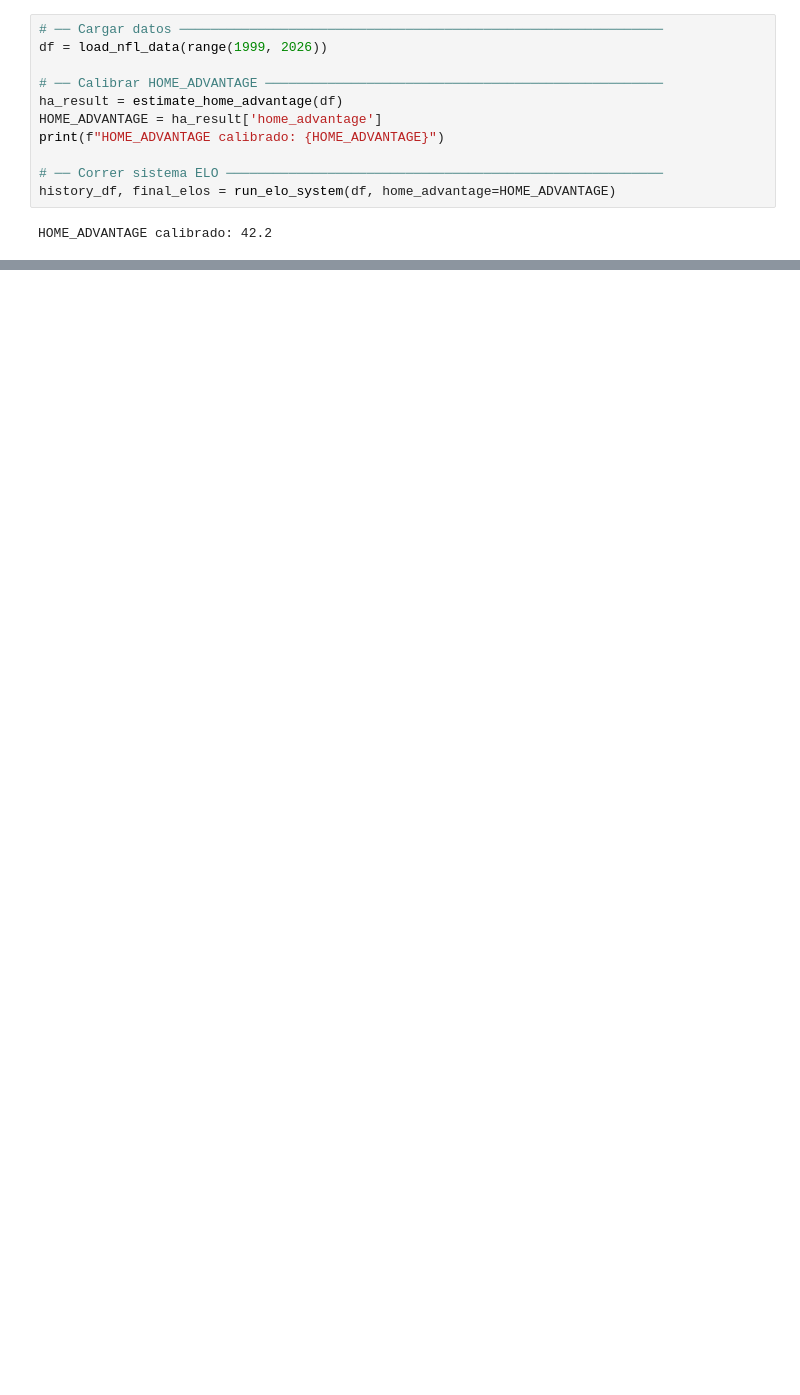
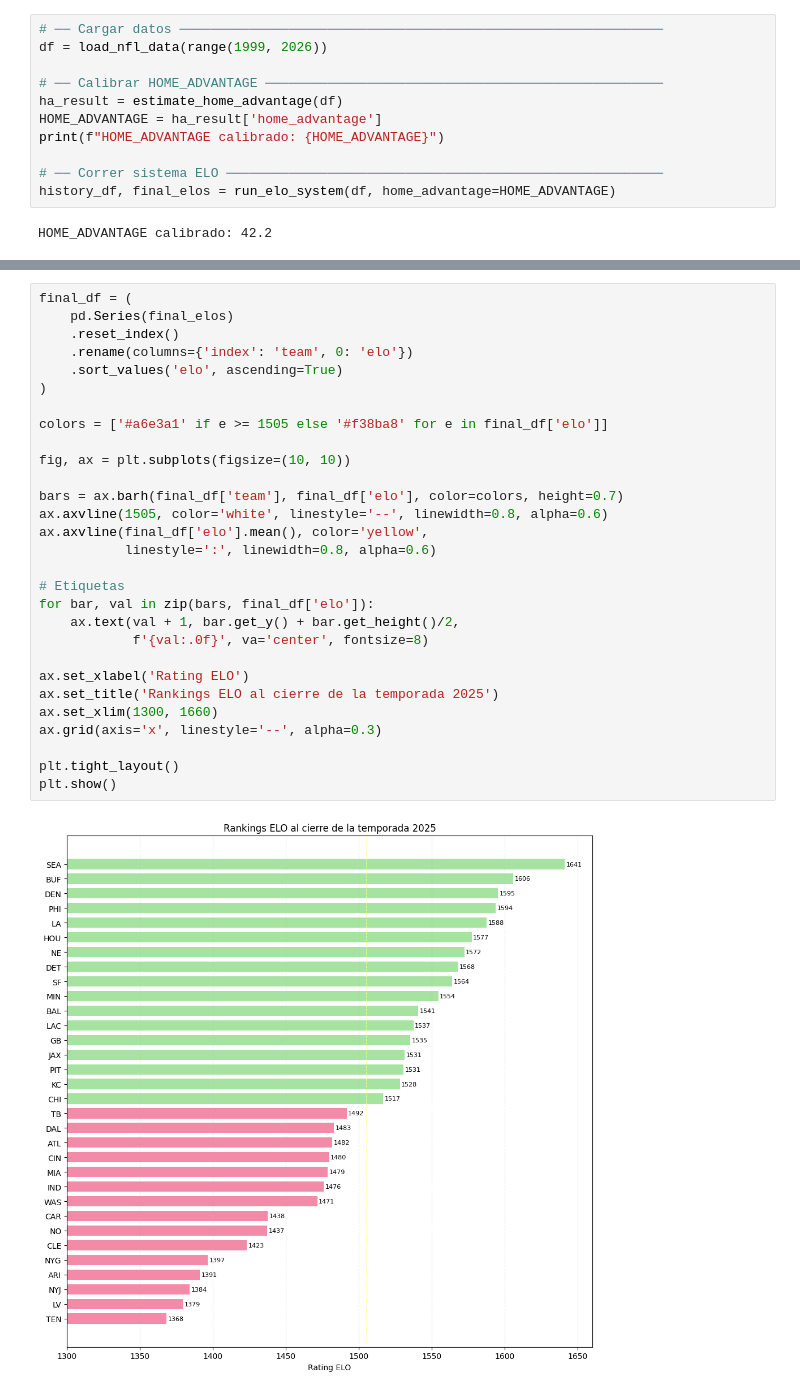
Before and after one commit to sebastianBP26/nfl_probability_engine, a Jupyter notebook: Notebooks/02_elo_system.ipynb, the cells around one changed output, grey strips where cells are left out. Cells and saved outputs as stored; diff of their text form; blank space fills up the shorter version.

```diff
--- a/Notebooks/02_elo_system.ipynb
+++ b/Notebooks/02_elo_system.ipynb
@@ -313,0 +610,31 @@ print(sb_games[['season', 'winner_elo_pre', 'loser_elo_pre', 'p_home']].to_strin
+# %%
+final_df = (
+    pd.Series(final_elos)
+    .reset_index()
+    .rename(columns={'index': 'team', 0: 'elo'})
+    .sort_values('elo', ascending=True)
+)
+
+colors = ['#a6e3a1' if e >= 1505 else '#f38ba8' for e in final_df['elo']]
+
+fig, ax = plt.subplots(figsize=(10, 10))
+
+bars = ax.barh(final_df['team'], final_df['elo'], color=colors, height=0.7)
+ax.axvline(1505, color='white', linestyle='--', linewidth=0.8, alpha=0.6)
+ax.axvline(final_df['elo'].mean(), color='yellow',
+           linestyle=':', linewidth=0.8, alpha=0.6)
+
+# Etiquetas
+for bar, val in zip(bars, final_df['elo']):
+    ax.text(val + 1, bar.get_y() + bar.get_height()/2,
+            f'{val:.0f}', va='center', fontsize=8)
+
+ax.set_xlabel('Rating ELO')
+ax.set_title('Rankings ELO al cierre de la temporada 2025')
+ax.set_xlim(1300, 1660)
+ax.grid(axis='x', linestyle='--', alpha=0.3)
+
+plt.tight_layout()
+plt.show()
+# %% [output]
+[figure, added]
```
Also changed, not shown: parts of 24 cells of this notebook.
